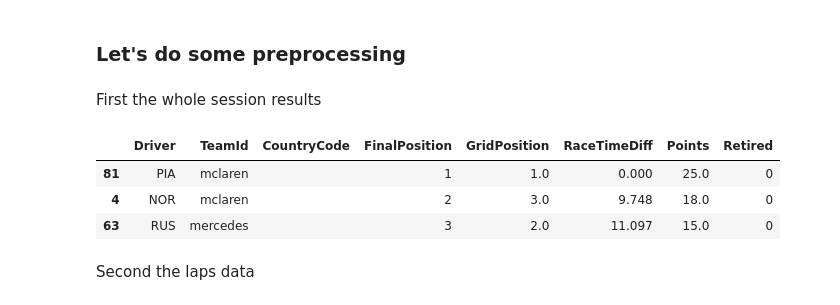
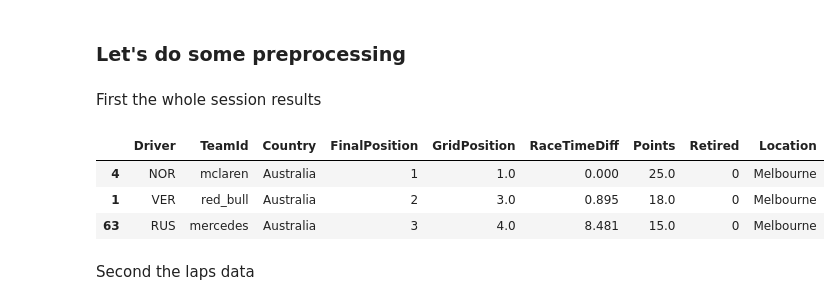
Before and after one commit to kilid69/F1, a Jupyter notebook: main.ipynb, the cells around one changed output. Saved outputs shown, nothing was run; the diff lists cells and outputs as text; code cells hidden in the pictures.

```diff
--- a/main.ipynb
+++ b/main.ipynb
@@ -16,7 +16,7 @@ ff1.Cache._get_size()
 # %%
 ff1.Cache.clear_cache()
 # %%
-session = ff1.get_session(2025, 'China', 'R')
+session = ff1.get_session(2025, 1, 'R')
 session.name
 session.date
 session.event
@@ -240,25 +223,29 @@ First the whole session results
 # %%
 session_results = session.results[['Abbreviation', 'TeamId', 'CountryCode', 'ClassifiedPosition', 'GridPosition', 'Time', 'Points']].copy()
 # adding a new column called retired and fill it with 0
 session_results['Retired'] = 0
 # if ClassifiedPosition is 'R' then the driver retired
 session_results.loc[session_results['ClassifiedPosition'] == 'R', 'Retired'] = 1
 # put ClassifiedPosition to 20 if the driver retired
 session_results.loc[session_results['ClassifiedPosition'] == 'R', 'ClassifiedPosition'] = 20
 # convert Time column to timedelta with only seconds difference from the first driver
 session_results = convert_time(session_results, 'Time', 200)
 # set the first and biggest number which is the first driver in this column to 0 because only the first driver has 1 hour and 50 minutes
 # and the others are relative to this driver - so the first dirver is 6861 seconds for instance and the second driver is 2.0
 session_results.at[session_results.index[0], 'Time'] = 0.0
+# get country name and to the data
+session_results['CountryCode'] = session.event.Country
+# get Location
+session_results['Location'] = session.event.Location
 # rename some columns
-session_results.columns = ['Driver', 'TeamId', 'CountryCode', 'FinalPosition', 'GridPosition', 'RaceTimeDiff', 'Points', 'Retired']
+session_results.columns = ['Driver', 'TeamId', 'Country', 'FinalPosition', 'GridPosition', 'RaceTimeDiff', 'Points', 'Retired', 'Location']
 
 session_results.head(3)
 # %% [output]
-|  | Driver | TeamId | CountryCode | FinalPosition | GridPosition | RaceTimeDiff | Points | Retired |
-| 81 | PIA | mclaren |  | 1 | 1.0 | 0.000 | 25.0 | 0 |
-| 4 | NOR | mclaren |  | 2 | 3.0 | 9.748 | 18.0 | 0 |
-| 63 | RUS | mercedes |  | 3 | 2.0 | 11.097 | 15.0 | 0 |
+|  | Driver | TeamId | Country | FinalPosition | GridPosition | RaceTimeDiff | Points | Retired | Location |
+| 4 | NOR | mclaren | Australia | 1 | 1.0 | 0.000 | 25.0 | 0 | Melbourne |
+| 1 | VER | red_bull | Australia | 2 | 3.0 | 0.895 | 18.0 | 0 | Melbourne |
+| 63 | RUS | mercedes | Australia | 3 | 4.0 | 8.481 | 15.0 | 0 | Melbourne |
 # %% [markdown]
 Second the laps data
 # %%
```
Also changed, not shown: parts of 3 cells of this notebook.
